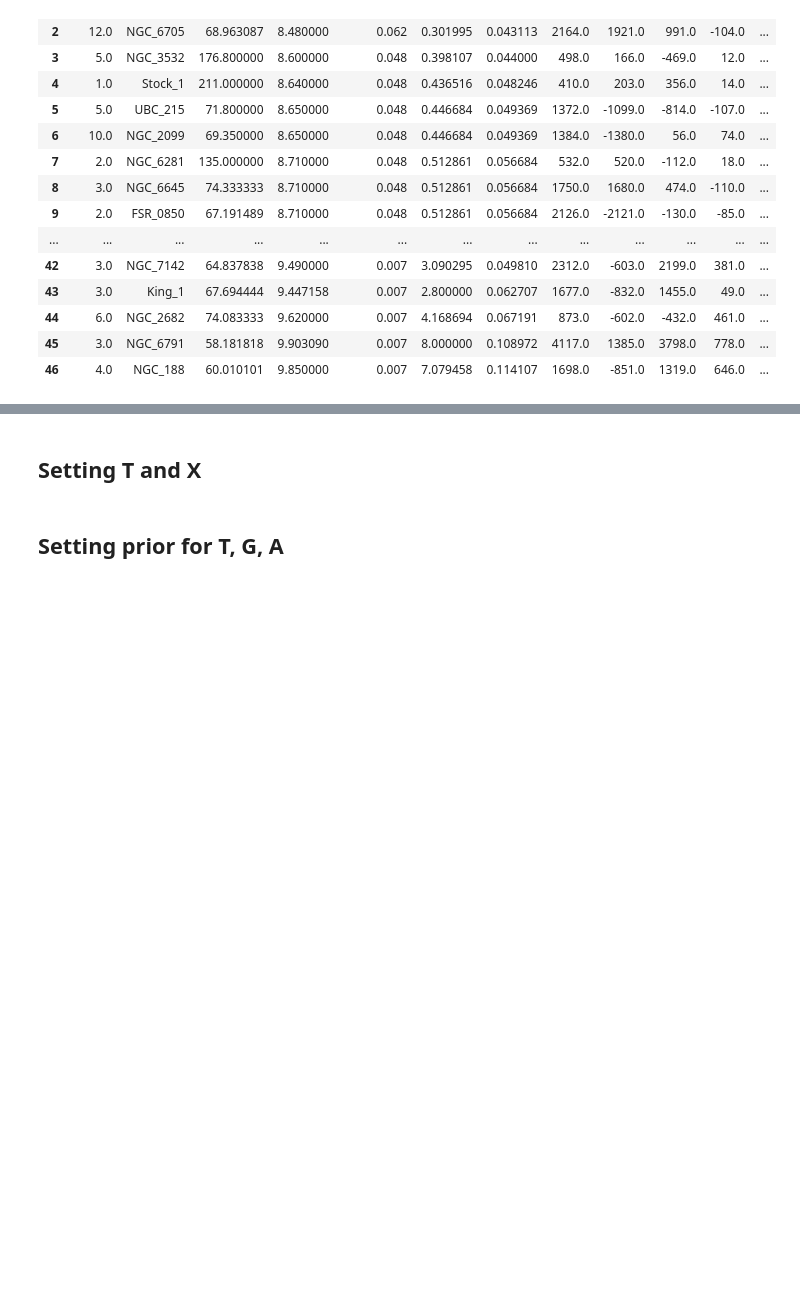
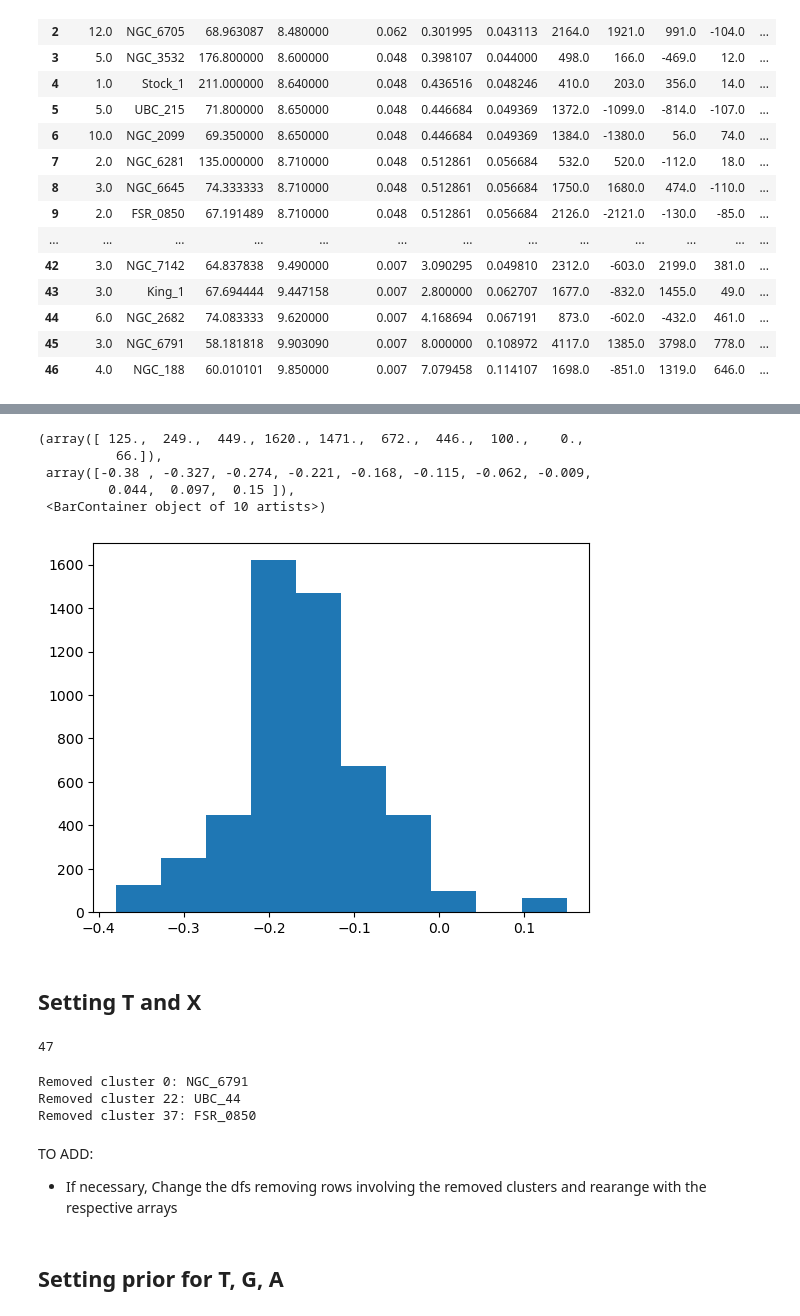
Before and after one commit to kurtwalsen/networks, a Jupyter notebook: phylogenetic_network.ipynb, the cells around one changed output, grey strips where cells are left out. Saved outputs shown, nothing was run; the diff lists cells and outputs as text; code cells hidden in the pictures; blank space fills up the shorter version.

```diff
--- a/phylogenetic_network.ipynb
+++ b/phylogenetic_network.ipynb
@@ -93,3 +99,12 @@ Index(['Unnamed: 0', 'cluster', 'star', 'element', 'synth_teff',
+# %%
+plt.hist(clusters_stars_df['synth_MH'])
+# %% [output]
+(array([ 125.,  249.,  449., 1620., 1471.,  672.,  446.,  100.,    0.,
+          66.]),
+ array([-0.38 , -0.327, -0.274, -0.221, -0.168, -0.115, -0.062, -0.009,
+         0.044,  0.097,  0.15 ]),
+ <BarContainer object of 10 artists>)
+[figure, added]
 # %% [markdown]
 ## Setting T and X
 # %%
@@ -121,6 +136,55 @@ for k, cluster in enumerate(clusters):
         elements_idx = list(individual_star['element'].apply(element_idx)) # Map the available elements to their respective ordered index
         X_k[i,elements_idx] = individual_star['synth_x_over_h'] # Is this column for the abundance in X?
     X.append(X_k)
+# %%
+len(X)
+# %% [output]
+47
+# %%
+# Add in case I want to exclude stars with missing values in any of the elements
+# obs: by doing this I lose 3 clusters, since all of its stars have a missing element. And also I leave a cluster with 1 star
+exclude_mask = np.ones(len(elements), dtype='bool')
+exclude_idx = []
+for k in range(K):
+    exclude_idx_k = []
+    for i in range(len(X[k])):
+        idx_to_exclude = np.argwhere(np.isnan(X[k][i]))
+        if len(idx_to_exclude) > 0:
+            #print(k,i)
+            exclude_idx_k.append(i)
+        else:
+            continue # To only have either empty lists or lists with the indexes to exclude
+            #exclude_idx_k.append(None) # To see the clusters after the potential removal
+    exclude_idx.append(exclude_idx_k)
+
+X_ = []
+exclude_cluster = []
+cluster_mask = np.ones(len(clusters), dtype='bool')
+for k, cluster in enumerate(clusters):
+    if len(X[k]) > len(exclude_idx[k]): # If The stars I remove don't delete the whole cluster
+        exclude_mask = np.ones(len(X[k]), dtype='bool')
+        exclude_mask[exclude_idx[k]] = 0
+        X[k] = X[k][exclude_mask,:]
+        X_.append(X[k])
+    else: # I lose all the stars in the cluster, I remove it.
+        print('Removed cluster {}: {}'.format(k,cluster))
+        exclude_cluster.append(k)
+
+# Change arrays after removing the clusters
+# No need to reorder since they were already ordered by age
+X = X_
+cluster_mask[exclude_cluster] = 0
+clusters = clusters[cluster_mask]
+K = len(clusters)
+T_m, T_sd = T_m[cluster_mask], T_sd[cluster_mask]
+# %% [output]
+Removed cluster 0: NGC_6791
+Removed cluster 22: UBC_44
+Removed cluster 37: FSR_0850
+# %% [markdown]
+TO ADD:
+
+- If necessary, Change the dfs removing rows involving the removed clusters and rearange with the respective arrays
 # %%
 '''
 Add in case I want to exclude elements missing in at least one of the stars, for all the clusters
```
Also changed, not shown: parts of 33 cells of this notebook.
